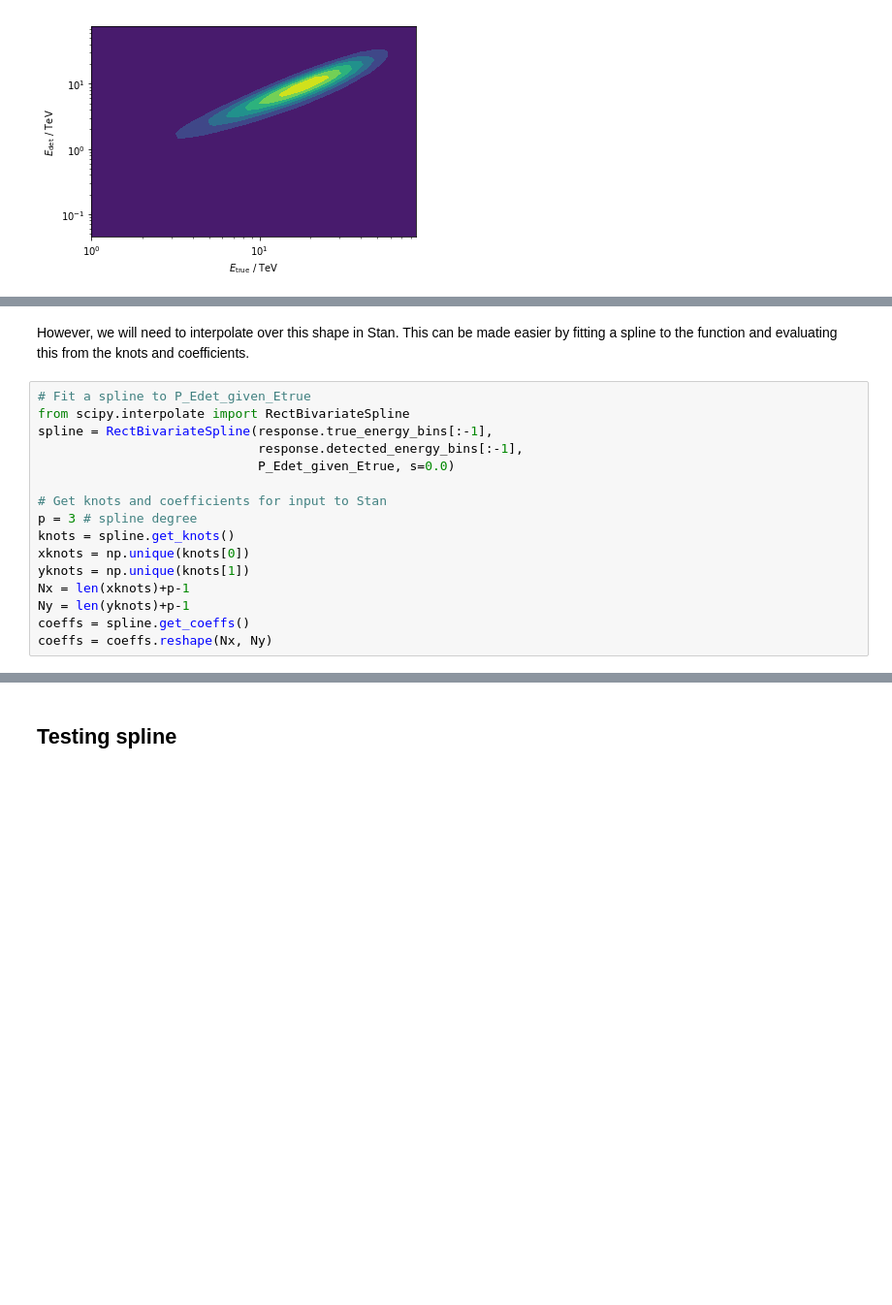
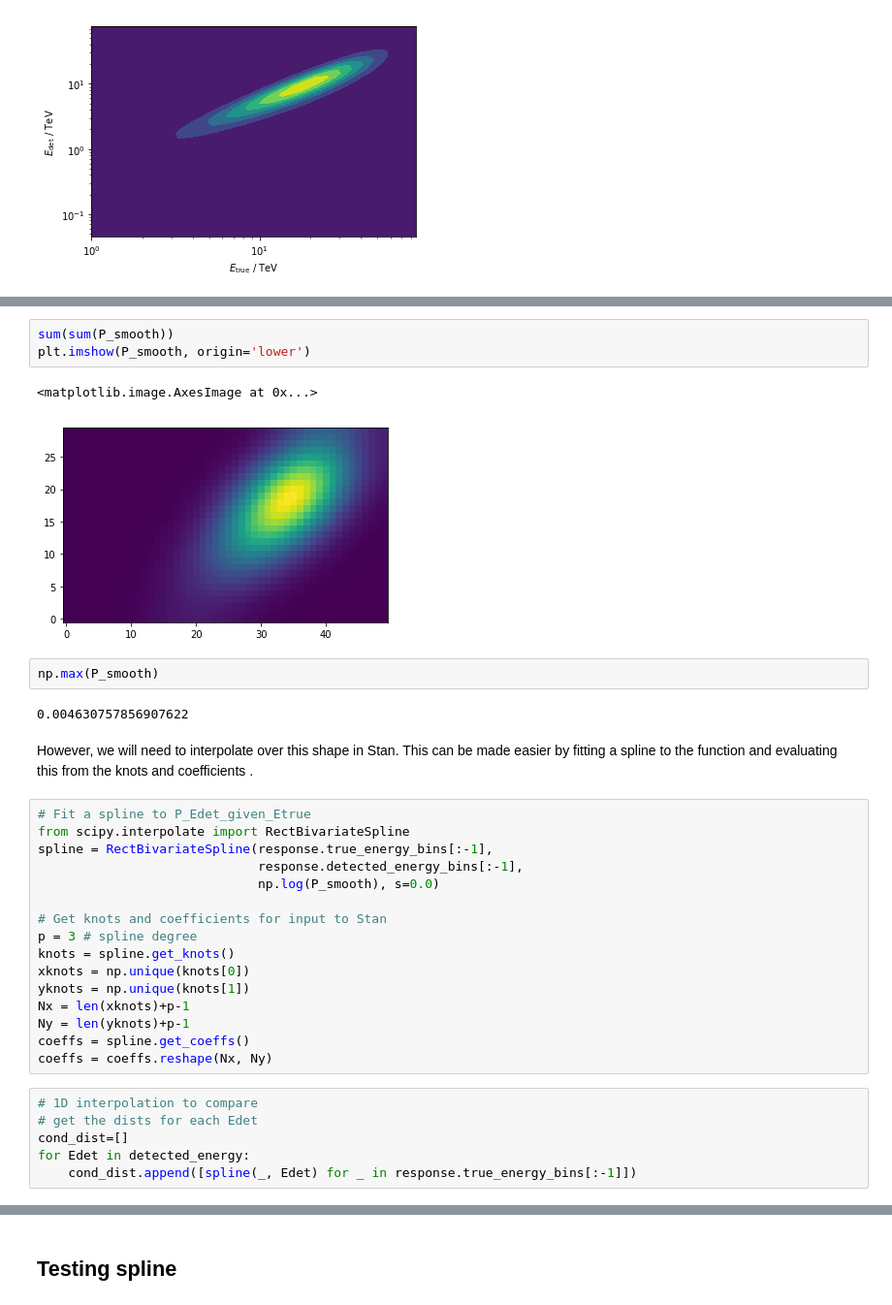
Before and after one commit to cescalara/instrument_response, a Jupyter notebook: fit_demo.ipynb, the cells around one changed output, grey strips where cells are left out. Shown at 97% size. Saved outputs shown, nothing was run; the diff lists cells and outputs as text; blank space fills up the shorter version.

Commit message:
Debigging spline implementation

```diff
--- a/fit_demo.ipynb
+++ b/fit_demo.ipynb
@@ -116 +143,11 @@ ax.set_ylabel('$E_\mathrm{det}$ / TeV');
+# %%
+sum(sum(P_smooth))
+plt.imshow(P_smooth, origin='lower')
+# %% [output]
+<matplotlib.image.AxesImage at 0x...>
+[figure, added]
+# %%
+np.max(P_smooth)
+# %% [output]
+0.004630757856907622
 # %% [markdown]
@@ -120,7 +158,7 @@ However, we will need to interpolate over this shape in Stan. This can be made e
 from scipy.interpolate import RectBivariateSpline
 spline = RectBivariateSpline(response.true_energy_bins[:-1],
                              response.detected_energy_bins[:-1],
-                             P_Edet_given_Etrue, s=0.0)
+                             np.log(P_smooth), s=0.0)
 
 # Get knots and coefficients for input to Stan
 p = 3 # spline degree
@@ -131,6 +169,12 @@ Nx = len(xknots)+p-1
 Ny = len(yknots)+p-1
 coeffs = spline.get_coeffs()
 coeffs = coeffs.reshape(Nx, Ny)
+# %%
+# 1D interpolation to compare
+# get the dists for each Edet
+cond_dist=[]
+for Edet in detected_energy:
+    cond_dist.append([spline(_, Edet) for _ in response.true_energy_bins[:-1]])
 # %%
 # Compile the Stan model
 model = stan_utility.compile_model(filename='stan/hierarchical_approach.stan',
```
Also changed, not shown: parts of 11 cells of this notebook, 1 other file.
